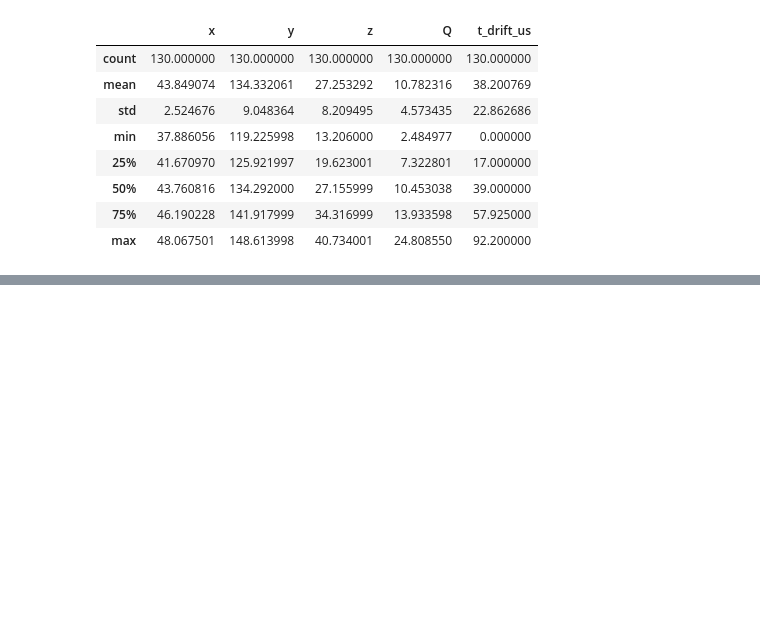
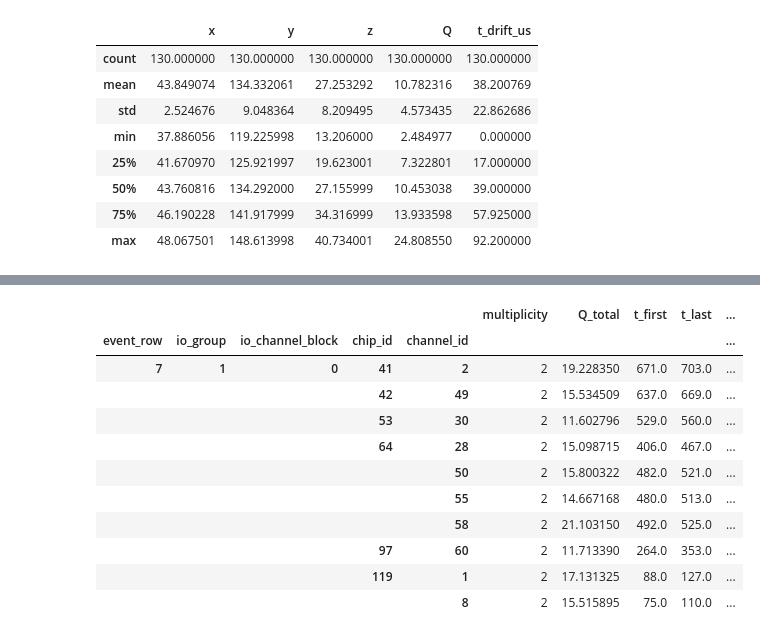
Before and after one commit to caborden/dune-nd-mip-calib, a Jupyter notebook: FSDcubeData.ipynb, the cells around one changed output, grey strips where cells are left out. Saved outputs shown, nothing was run; the diff lists cells and outputs as text; code cells hidden in the pictures; blank space fills up the shorter version.

```diff
--- a/FSDcubeData.ipynb
+++ b/FSDcubeData.ipynb
@@ -214,3 +215,47 @@ display(check[check["n_hits"] >= 2])
 |  |  |  | 97 | 60 | 2 | 1 | 130.386002 | 130.386002 | 23.622000 | ... |
 |  |  |  | 119 | 1 | 2 | 1 | 123.318001 | 123.318001 | 17.298000 | ... |
 |  |  |  |  | 8 | 2 | 1 | 122.945999 | 122.945999 | 16.926001 | ... |
+# %%
+ordered = hits.sort_values(
+    pixel_key + ["t_drift", "hit_row"]
+).copy()
+
+ordered["hit_number"] = ordered.groupby(pixel_key).cumcount() + 1
+
+summary = ordered.groupby(pixel_key).agg(
+    multiplicity=("id", "size"),
+    Q_total=("Q", lambda q: q.sum(skipna=False)),
+    t_first=("t_drift", "min"),
+    t_last=("t_drift", "max"),
+    any_disabled=("is_disabled", "any"),
+    finite_Q=("Q", lambda q: np.isfinite(q).all()),
+    finite_time=("t_drift", lambda t: np.isfinite(t).all()),
+)
+
+q_by_hit = ordered.pivot(
+    index=pixel_key, columns="hit_number", values="Q"
+)
+q_by_hit.columns = [f"Q{i}" for i in q_by_hit.columns]
+summary = summary.join(q_by_hit)
+
+summary["duration_us"] = (
+    summary["t_last"] - summary["t_first"]
+) * tick_us
+
+pairs = summary.loc[summary["multiplicity"] == 2].copy()
+pairs["equal_time"] = pairs["duration_us"] == 0
+
+display(pairs)
+# %% [output]
+|  |  |  |  |  | multiplicity | Q_total | t_first | t_last | ... |
+| event_row | io_group | io_channel_block | chip_id | channel_id |  |  |  |  | ... |
+| 7 | 1 | 0 | 41 | 2 | 2 | 19.228350 | 671.0 | 703.0 | ... |
+|  |  |  | 42 | 49 | 2 | 15.534509 | 637.0 | 669.0 | ... |
+|  |  |  | 53 | 30 | 2 | 11.602796 | 529.0 | 560.0 | ... |
+|  |  |  | 64 | 28 | 2 | 15.098715 | 406.0 | 467.0 | ... |
+|  |  |  |  | 50 | 2 | 15.800322 | 482.0 | 521.0 | ... |
+|  |  |  |  | 55 | 2 | 14.667168 | 480.0 | 513.0 | ... |
+|  |  |  |  | 58 | 2 | 21.103150 | 492.0 | 525.0 | ... |
+|  |  |  | 97 | 60 | 2 | 11.713390 | 264.0 | 353.0 | ... |
+|  |  |  | 119 | 1 | 2 | 17.131325 | 88.0 | 127.0 | ... |
+|  |  |  |  | 8 | 2 | 15.515895 | 75.0 | 110.0 | ... |
```
Also changed, not shown: parts of 3 cells of this notebook.
